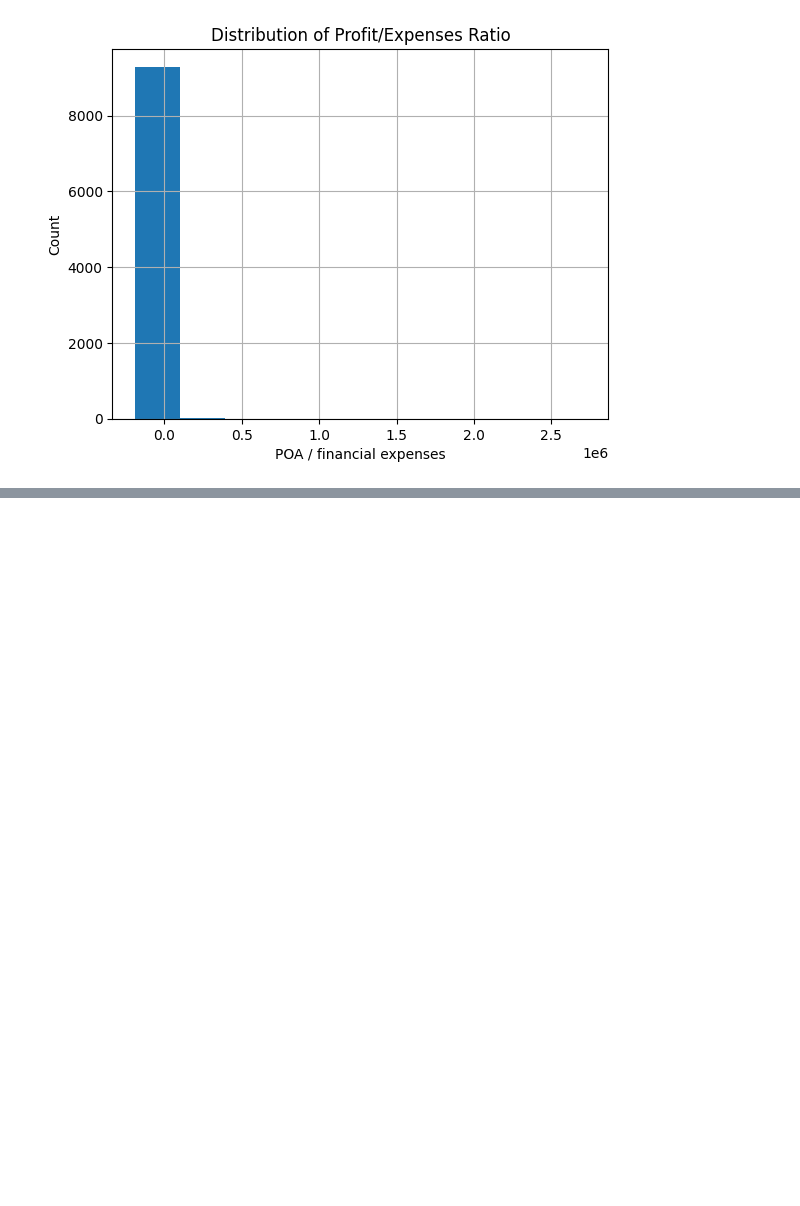
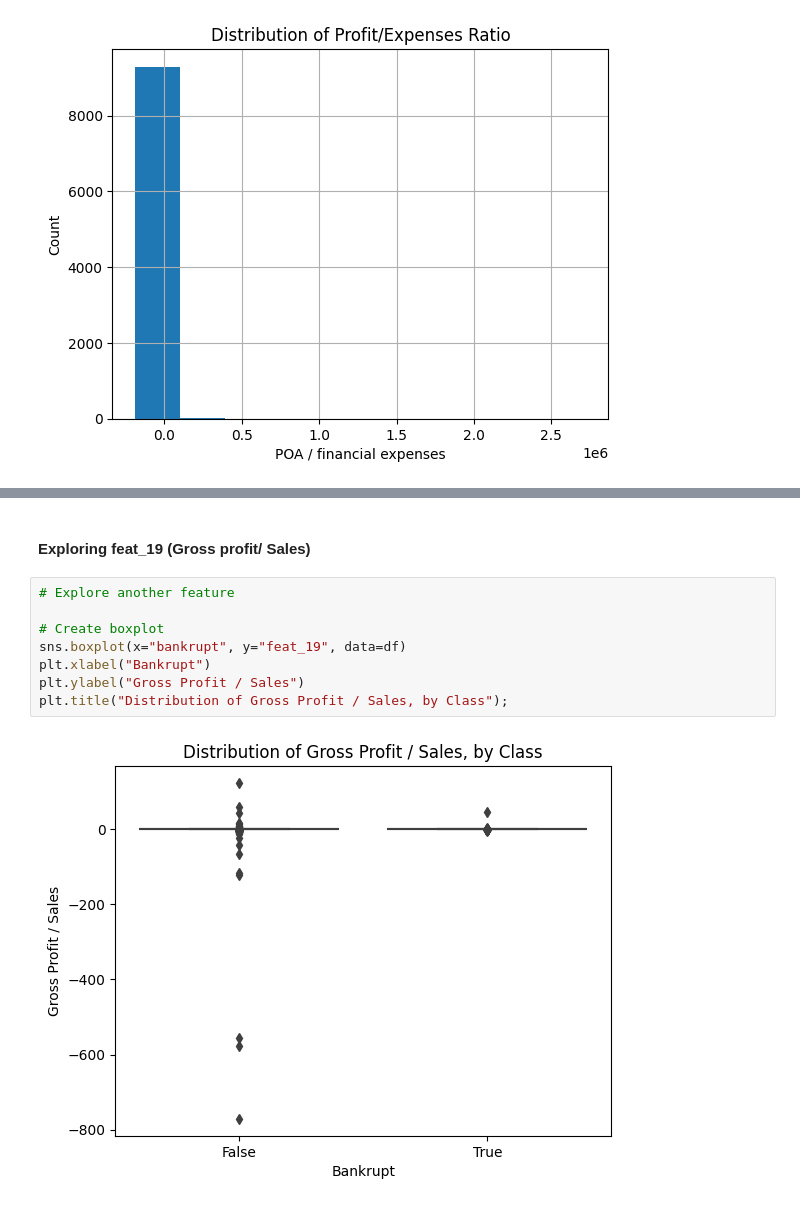
Before and after one commit to noelogbuagu/Data_Science_Portfolio, a Jupyter notebook: 5_Predicting_Bankruptcy/notebook.ipynb, the cells around one changed output, grey strips where cells are left out. Drawn from its saved outputs; the diff is of its cells as text; blank space fills up the shorter version.

```diff
--- a/5_Predicting_Bankruptcy/notebook.ipynb
+++ b/5_Predicting_Bankruptcy/notebook.ipynb
@@ -183,0 +199,12 @@ plt.title("Distribution of Profit/Expenses Ratio");
+# %% [markdown]
+#### Exploring feat_19 (Gross profit/ Sales)
+# %%
+# Explore another feature
+
+# Create boxplot
+sns.boxplot(x="bankrupt", y="feat_19", data=df)
+plt.xlabel("Bankrupt")
+plt.ylabel("Gross Profit / Sales")
+plt.title("Distribution of Gross Profit / Sales, by Class");
+# %% [output]
+[figure, added]
```
Also changed, not shown: parts of 16 cells of this notebook.
